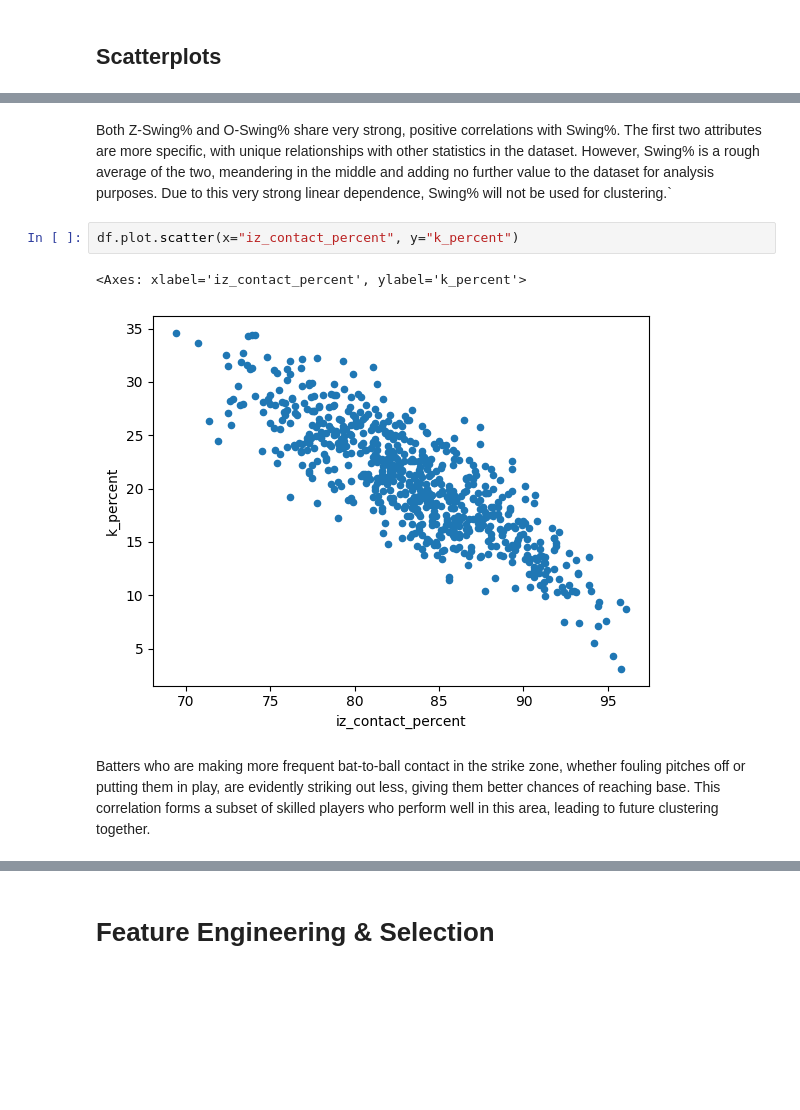
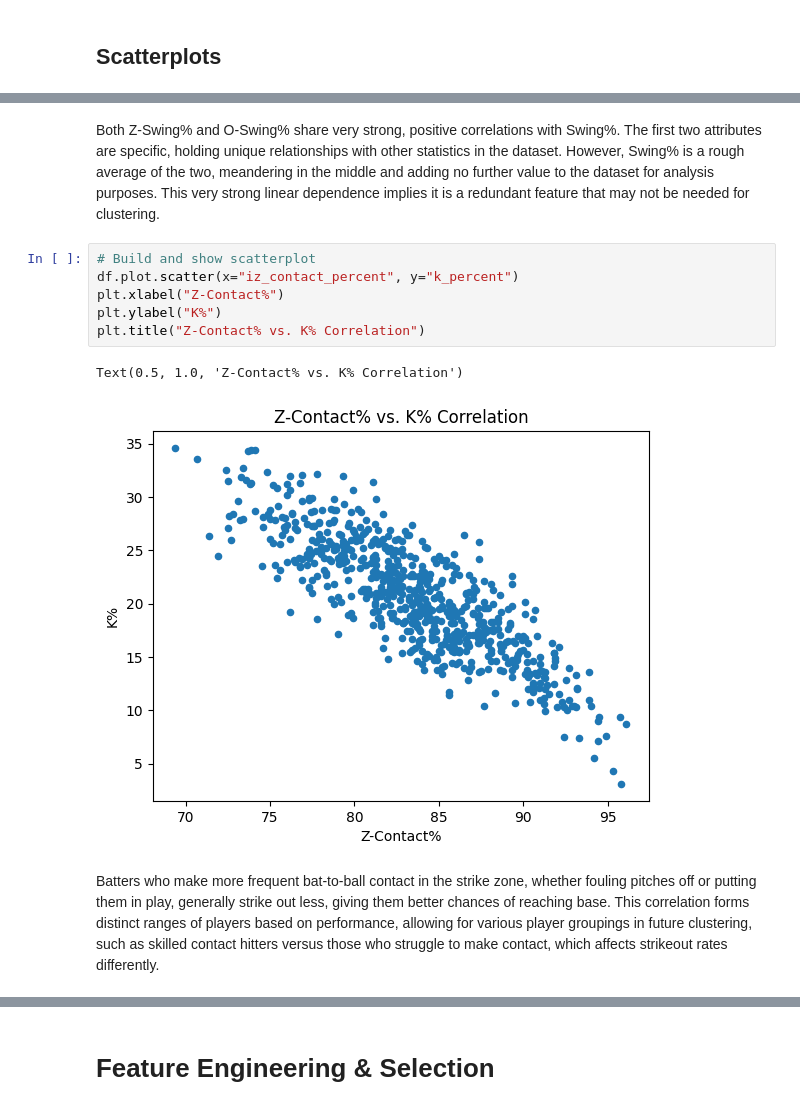
Before and after one commit to Chris83848/MLB-Data-Mining, a Jupyter notebook: notebooks/EDA.ipynb, the cells around one changed output, grey strips where cells are left out. Cells and saved outputs as stored; diff of their text form; blank space fills up the shorter version.

Commit message:
Bivariate & Multivariate Analysis finalized for peer review

```diff
--- a/notebooks/EDA.ipynb
+++ b/notebooks/EDA.ipynb
@@ -288,10 +296,14 @@ df.plot.scatter(x="oz_swing_percent", y="swing_percent")
 # %% [markdown]
-Both Z-Swing% and O-Swing% share very strong, positive correlations with Swing%. The first two attributes are more specific, with unique relationships with other statistics in the dataset. However, Swing% is a rough average of the two, meandering in the middle and adding no further value to the dataset for analysis purposes. Due to this very strong linear dependence, Swing% will not be used for clustering.`
+Both Z-Swing% and O-Swing% share very strong, positive correlations with Swing%. The first two attributes are specific, holding unique relationships with other statistics in the dataset. However, Swing% is a rough average of the two, meandering in the middle and adding no further value to the dataset for analysis purposes. This very strong linear dependence implies it is a redundant feature that may not be needed for clustering.
 # %%
+# Build and show scatterplot
 df.plot.scatter(x="iz_contact_percent", y="k_percent")
+plt.xlabel("Z-Contact%")
+plt.ylabel("K%")
+plt.title("Z-Contact% vs. K% Correlation")
 # %% [output]
-<Axes: xlabel='iz_contact_percent', ylabel='k_percent'>
+Text(0.5, 1.0, 'Z-Contact% vs. K% Correlation')
-[figure, old version]
+[figure, new version]
 # %% [markdown]
-Batters who are making more frequent bat-to-ball contact in the strike zone, whether fouling pitches off or putting them in play, are evidently striking out less, giving them better chances of reaching base. This correlation forms a subset of skilled players who perform well in this area, leading to future clustering together.
+Batters who make more frequent bat-to-ball contact in the strike zone, whether fouling pitches off or putting them in play, generally strike out less, giving them better chances of reaching base. This correlation forms distinct ranges of players based on performance, allowing for various player groupings in future clustering, such as skilled contact hitters versus those who struggle to make contact, which affects strikeout rates differently.
 # %%
```
Also changed, not shown: parts of 10 cells of this notebook.
